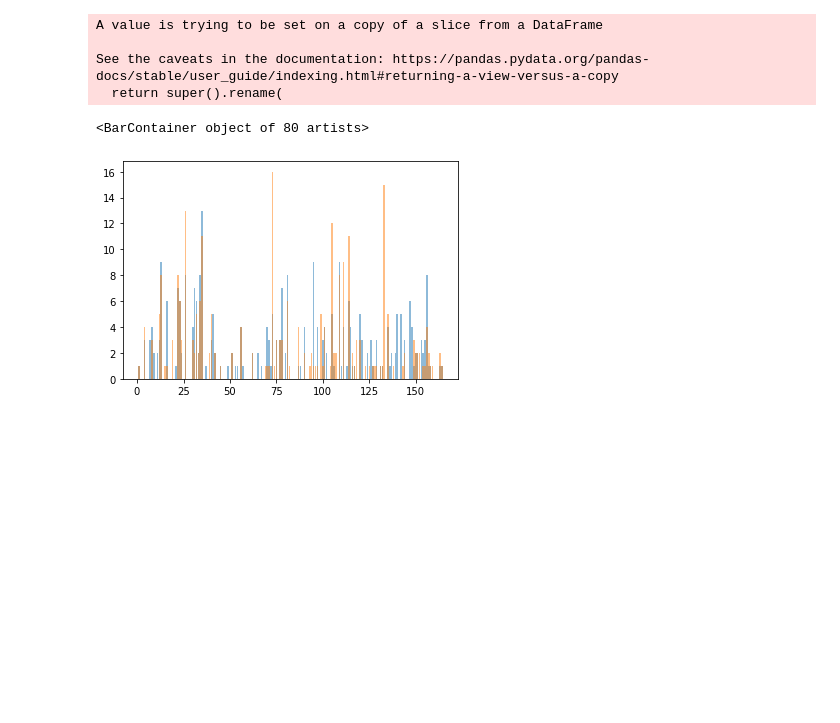
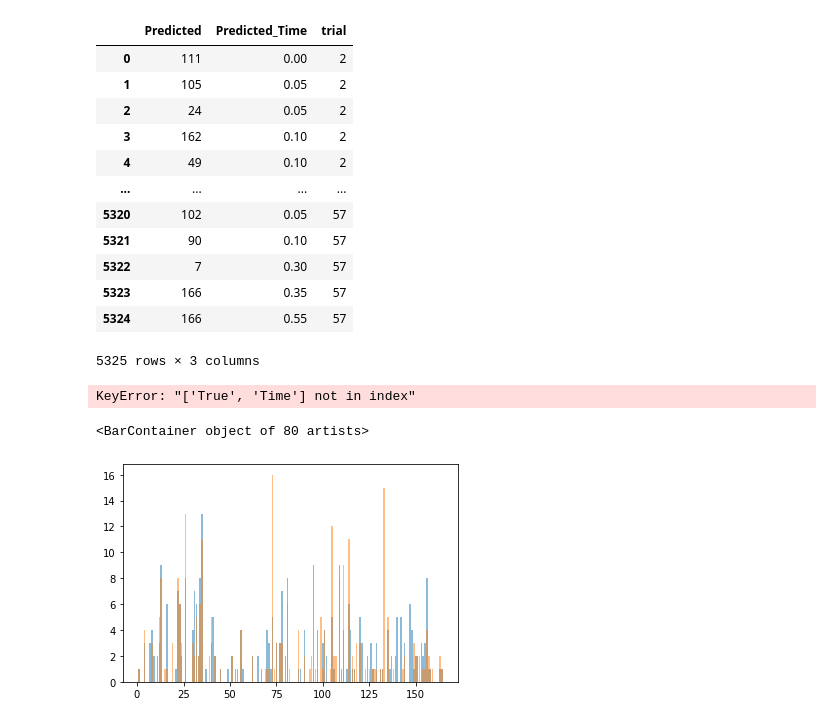
Before and after one commit to a-antoniades/neuroformer_, a Jupyter notebook: analyze_onecombo_vit copy.ipynb, the cells around one changed output. Saved outputs shown, nothing was run; the diff lists cells and outputs as text; code cells hidden in the pictures; blank space fills up the shorter version.

```diff
--- a/analyze_onecombo_vit copy.ipynb
+++ b/analyze_onecombo_vit copy.ipynb
@@ -106,8 +118,24 @@ train_data = df[~df['Trial'].isin(n)].reset_index(drop=True)
 test_data = df[df['Trial'].isin(n)].reset_index(drop=True)
 small_data = df[df['Trial'].isin([5])].reset_index(drop=True)
 # %%
-df_pred = pd.read_csv("/Users/aantoniades/projects/slab/neuroformer/data/OneCombo3/model_dt_perceiver_8_4_256.csv").iloc[:, 1:]
-df_pred['Trial'] = test_data['Trial']
+df_pred = pd.read_csv("/Users/antonis/projects/slab/neuroformer/OneCombo3/inference/model_weighted_shuffle_True_perceiver_2.0_dt_0.05_eos_8_8_256.csv").iloc[:, 1:]
+# df_pred['Trial'] = test_data['Trial']
+# %%
+df_pred
+# %% [output]
+|  | Predicted | Predicted_Time | trial |
+| 0 | 111 | 0.00 | 2 |
+| 1 | 105 | 0.05 | 2 |
+| 2 | 24 | 0.05 | 2 |
+| 3 | 162 | 0.10 | 2 |
+| 4 | 49 | 0.10 | 2 |
+| ... | ... | ... | ... |
+| 5320 | 102 | 0.05 | 57 |
+| 5321 | 90 | 0.10 | 57 |
+| 5322 | 7 | 0.30 | 57 |
+| 5323 | 166 | 0.35 | 57 |
+| 5324 | 166 | 0.55 | 57 |
+5325 rows × 3 columns
 # %%
 df_true = df_pred[['True', 'Time', 'Trial']]
 df_true.rename(columns={'True': 'ID'}, inplace=True)
@@ -119,10 +147,7 @@ df_pred.rename(columns=({'Predicted': 'ID', 'Predicted_Time': 'Time'}),
 df_true['Interval'] = make_intervals(df_true, window)
 df_pred['Interval'] = make_intervals(df_pred, window)
 # %% [output]
-A value is trying to be set on a copy of a slice from a DataFrame
-
-See the caveats in the documentation: https://pandas.pydata.org/pandas-docs/stable/user_guide/indexing.html#returning-a-view-versus-a-copy
-  return super().rename(
+KeyError: "['True', 'Time'] not in index"
 # %%
 df_1 = df_true
 df_2 = df_pred
```
Also changed, not shown: parts of 6 cells of this notebook, 5 other files.
